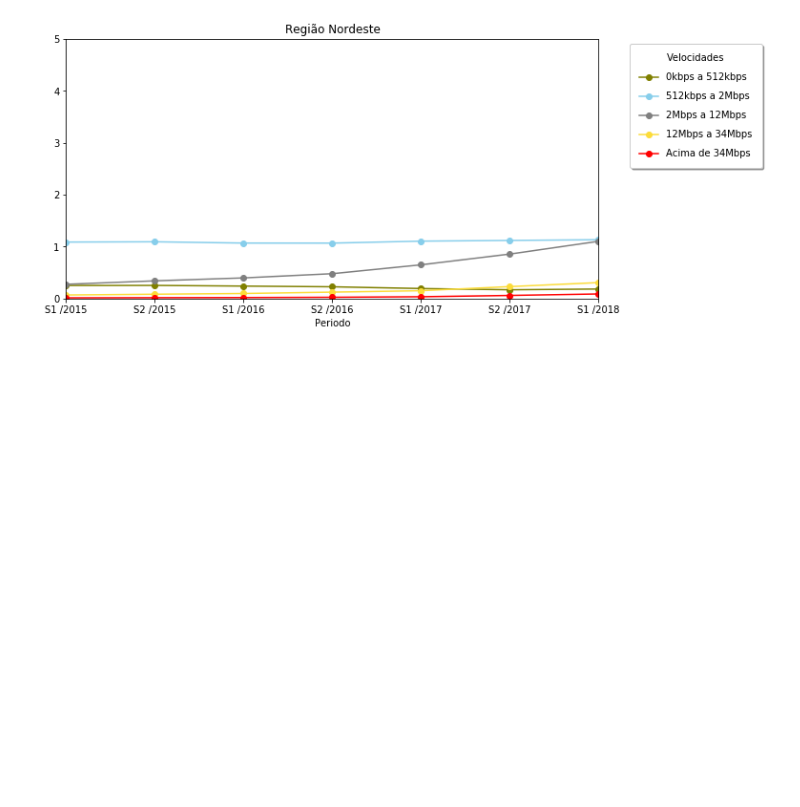
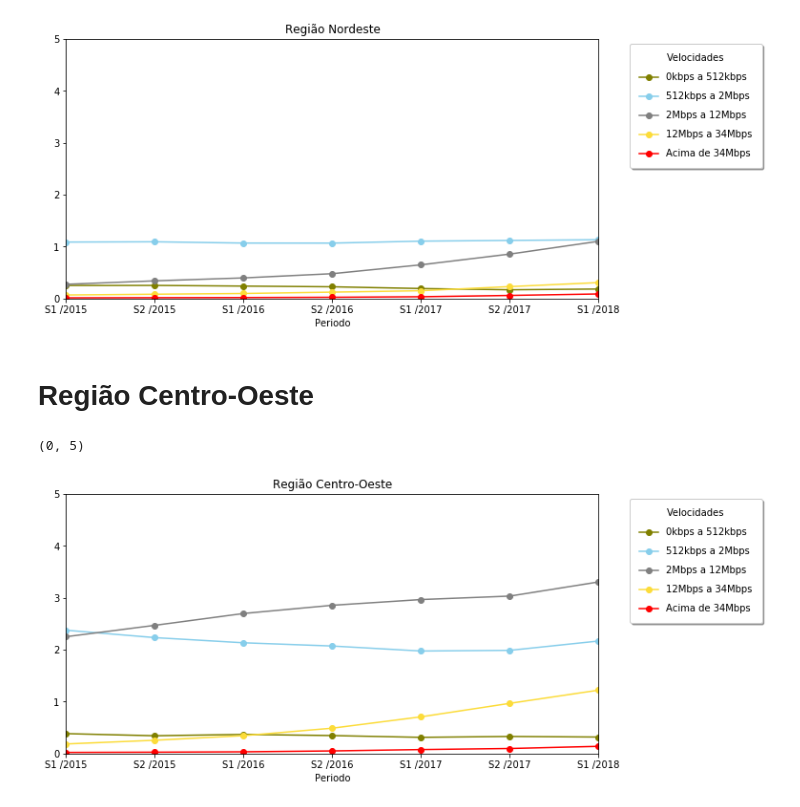
Before and after one commit to igorandradeio/growth-of-fixed-broadband, a Jupyter notebook: REGIAO_NORTE.ipynb, the cells around one changed output. Saved outputs shown, nothing was run; the diff lists cells and outputs as text; code cells hidden in the pictures; blank space fills up the shorter version.

Commit message:
Adicionada tabela da região Centro-Oeste
Criadas as tabelas e gráficos referentes aos dados da região Centro-Oeste.

```diff
--- a/REGIAO_NORTE.ipynb
+++ b/REGIAO_NORTE.ipynb
@@ -439,0 +476,28 @@ dfFinalNrd5['>_34Mbps'] = [dfResNrdSpd5['S1 /2015'].mean(), dfResNrdSpd5['S2 /20
+# %%
+dfFinalCen2 = pd.DataFrame()
+dfFinalCen2['Periodo'] = ['S1 /2015','S2 /2015', 'S1 /2016', 'S2 /2016', 'S1 /2017', 'S2 /2017', 'S1 /2018']
+dfFinalCen2['512kbps_a_2Mbps'] = [dfResCenSpd2['S1 /2015'].mean(), dfResCenSpd2['S2 /2015'].mean(),
+                                  dfResCenSpd2['S1 /2016'].mean(), dfResCenSpd2['S2 /2016'].mean(),
+                                  dfResCenSpd2['S1 /2017'].mean(), dfResCenSpd2['S2 /2017'].mean(),
+                                  dfResCenSpd2['S1 /2018'].mean()]
+# %%
+dfFinalCen3 = pd.DataFrame()
+dfFinalCen3['Periodo'] = ['S1 /2015','S2 /2015', 'S1 /2016', 'S2 /2016', 'S1 /2017', 'S2 /2017', 'S1 /2018']
+dfFinalCen3['2Mbps_a_12Mbps'] = [dfResCenSpd3['S1 /2015'].mean(), dfResCenSpd3['S2 /2015'].mean(),
+                                 dfResCenSpd3['S1 /2016'].mean(), dfResCenSpd3['S2 /2016'].mean(),
+                                 dfResCenSpd3['S1 /2017'].mean(), dfResCenSpd3['S2 /2017'].mean(),
+                                 dfResCenSpd3['S1 /2018'].mean()]
+# %%
+dfFinalCen4 = pd.DataFrame()
+dfFinalCen4['Periodo'] = ['S1 /2015','S2 /2015', 'S1 /2016', 'S2 /2016', 'S1 /2017', 'S2 /2017', 'S1 /2018']
+dfFinalCen4['12Mbps_a_34Mbps'] = [dfResCenSpd4['S1 /2015'].mean(), dfResCenSpd4['S2 /2015'].mean(),
+                                  dfResCenSpd4['S1 /2016'].mean(), dfResCenSpd4['S2 /2016'].mean(),
+                                  dfResCenSpd4['S1 /2017'].mean(), dfResCenSpd4['S2 /2017'].mean(),
+                                  dfResCenSpd4['S1 /2018'].mean()]
+# %%
+dfFinalCen5 = pd.DataFrame()
+dfFinalCen5['Periodo'] = ['S1 /2015','S2 /2015', 'S1 /2016', 'S2 /2016', 'S1 /2017', 'S2 /2017', 'S1 /2018']
+dfFinalCen5['>_34Mbps'] = [dfResCenSpd5['S1 /2015'].mean(), dfResCenSpd5['S2 /2015'].mean(),
+                           dfResCenSpd5['S1 /2016'].mean(), dfResCenSpd5['S2 /2016'].mean(),
+                           dfResCenSpd5['S1 /2017'].mean(), dfResCenSpd5['S2 /2017'].mean(),
+                           dfResCenSpd5['S1 /2018'].mean()]
@@ -503,3 +569,19 @@ axes.set_ylim([0,5])
 # %% [output]
 (0, 5)
 [figure]
+# %% [markdown]
+# Região Centro-Oeste
+# %%
+ax = dfFinalCen1.plot(kind = 'line', x = 'Periodo', y = '0kbps_a_512kbps', color = 'olive', marker='o', label = '0kbps a 512kbps')
+dfFinalCen2.plot(kind = 'line', x = 'Periodo', y = '512kbps_a_2Mbps', color = 'skyblue', marker='o', label = '512kbps a 2Mbps', ax = ax)
+dfFinalCen3.plot(kind = 'line', x = 'Periodo', y = '2Mbps_a_12Mbps', color = 'grey', marker='o', label = '2Mbps a 12Mbps', ax = ax)
+dfFinalCen4.plot(kind = 'line', x = 'Periodo', y = '12Mbps_a_34Mbps', color = '#FCDC3A', marker='o', label = '12Mbps a 34Mbps', ax = ax)
+dfFinalCen5.plot(kind = 'line', x = 'Periodo', y = '>_34Mbps', color = 'red', marker='o', label = 'Acima de 34Mbps', ax = ax)
+plt.legend(bbox_to_anchor=(1.05, 1), loc='upper left', fancybox=True, framealpha=1, shadow=True, borderpad=1, title = 'Velocidades', labelspacing=1)
+plt.rcParams["figure.figsize"] = (10,5)
+plt.title('Região Centro-Oeste')
+axes = plt.gca()
+axes.set_ylim([0,5])
+# %% [output]
+(0, 5)
+[figure, added]
```
Also changed, not shown: parts of 29 cells of this notebook.
